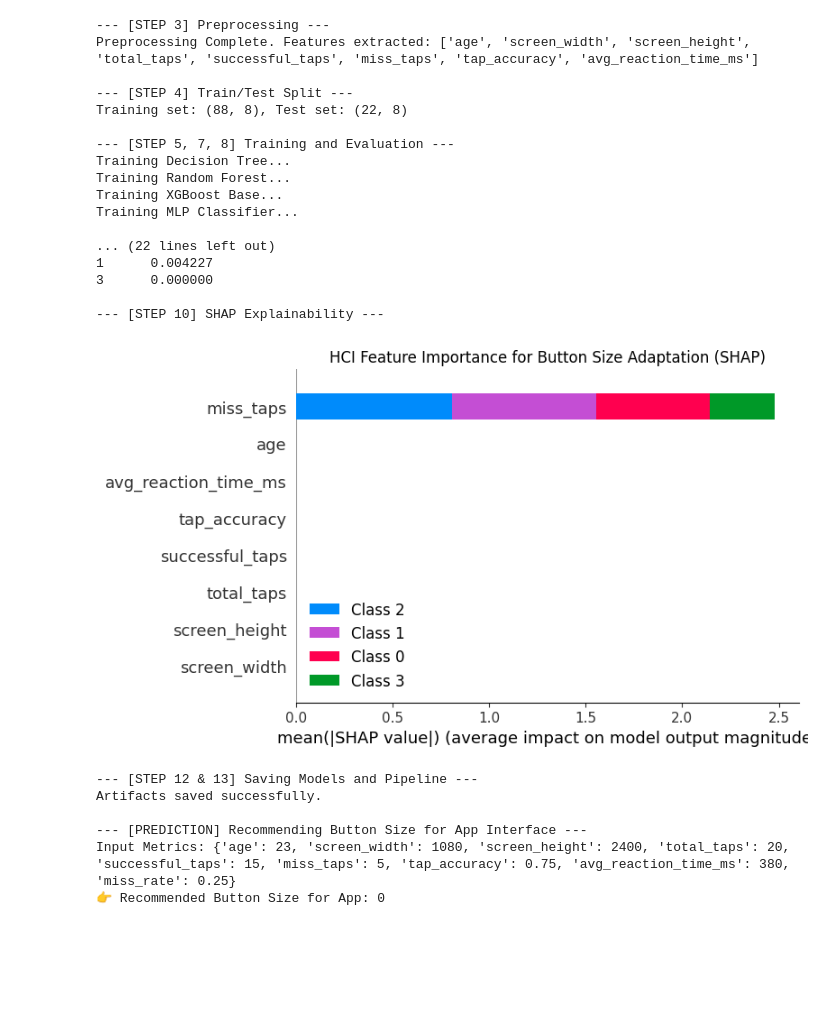
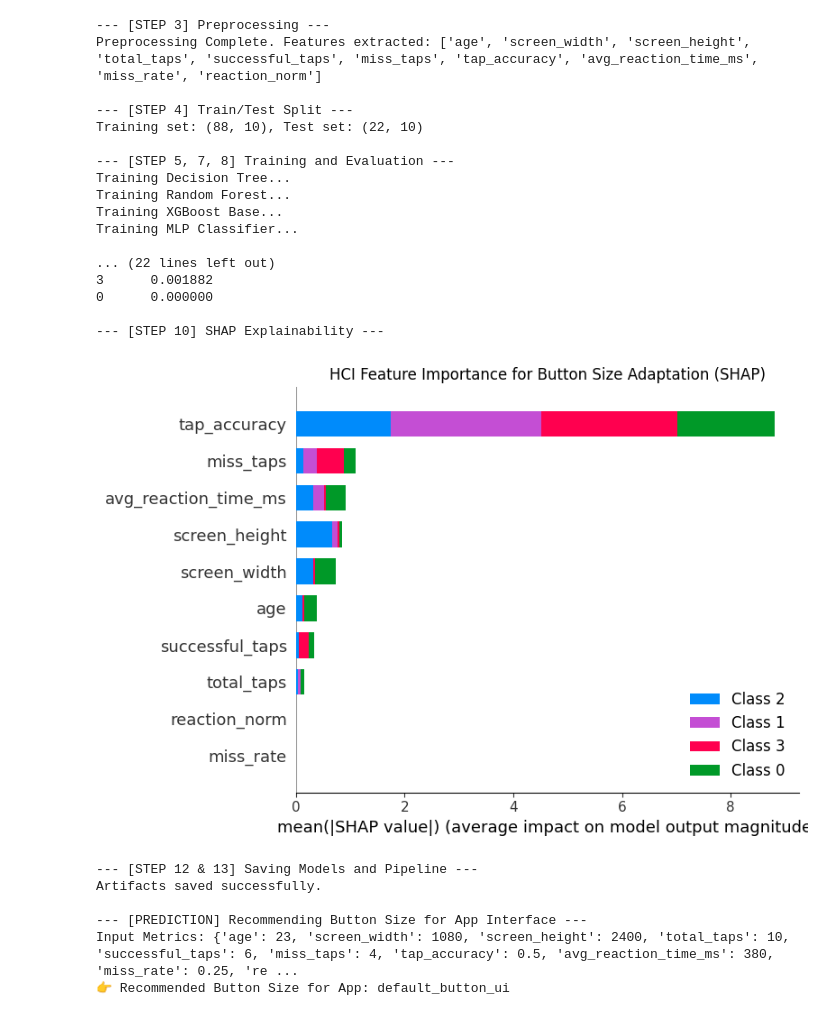
Before and after one commit to AdaptiveUIReseach/new_data, a Jupyter notebook: train_aui_model.ipynb, the cells around one changed output. Drawn from its saved outputs; the diff is of its cells as text; code cells hidden in the pictures; blank space fills up the shorter version.

Commit message:
Initial commit: Adaptive UI raw data pipeline, unified dataset and docs

```diff
--- a/train_aui_model.ipynb
+++ b/train_aui_model.ipynb
@@ -41,7 +41,7 @@ class AUI_ButtonSize_Pipeline:
     # STEP 1 & 2: Load Data and EDA
     # ==========================================
     def load_and_eda(self):
-        """Loads dataset and performs comprehensive Exploratory Data Analysis."""
+        """Loads updated dataset and performs comprehensive Exploratory Data Analysis."""
         print("--- [STEP 1 & 2] Loading Data and Performing EDA ---")
         if self.csv_path:
             raw_df = pd.read_csv(self.csv_path)
@@ -59,12 +59,6 @@ class AUI_ButtonSize_Pipeline:
         # Remove invalid ages if age exists
         if 'age' in df_clean.columns:
             df_clean = df_clean[df_clean['age'] <= 100]
-
-        # Drop identifiers and experimental stage columns (not present in live app)
-        drop_cols = ['user_id', 'session_id', 'stage', 'IFI']
-        for col in drop_cols:
-            if col in df_clean.columns:
-                df_clean = df_clean.drop(col, axis=1)
 
         self.df = df_clean
 
@@ -92,11 +86,31 @@ class AUI_ButtonSize_Pipeline:
         numeric_cols = df_clean.select_dtypes(include=[np.number]).columns
         df_clean[numeric_cols] = df_clean[numeric_cols].fillna(df_clean[numeric_cols].median())
 
+        # Target Encoding
         y = self.label_encoder.fit_transform(df_clean[self.target_col])
-        X = df_clean.drop(self.target_col, axis=1)
+
+        # Feature Selection (Dropping target and non-feature columns)
+        drop_cols = [
+            self.target_col,
+            "user_id",
+            "session_id",
+            "stage",
+            "overall_score",
+            "IFI"
+        ]
+
+        # Keep only columns that actually exist in the dataframe
+        drop_cols = [c for c in drop_cols if c in df_clean.columns]
+        X = df_clean.drop(columns=drop_cols)
+
+        # Feature List
         self.features = X.columns.tolist()
 
-        X_scaled = pd.DataFrame(self.scaler.fit_transform(X), columns=self.features)
+        # Feature Scaling
+        X_scaled = pd.DataFrame(
+            self.scaler.fit_transform(X),
+            columns=self.features
+        )
 
         print("Preprocessing Complete. Features extracted:", self.features)
         return X_scaled, y
@@ -266,8 +280,8 @@ class AUI_ButtonSize_Pipeline:
 # EXECUTION BLOCK
 # ==========================================
 if __name__ == "__main__":
-    # আপনার নতুন ডেটাসেটের ফাইল নাম
-    pipeline = AUI_ButtonSize_Pipeline(csv_path="final_processed_dataset.csv")
+    # নতুন ডেটাসেট ফাইলের নাম
+    pipeline = AUI_ButtonSize_Pipeline(csv_path="adaptive_button_dataset_final.csv")
 
     pipeline.load_and_eda()
     X, y = pipeline.preprocess_data()
@@ -285,17 +299,19 @@ if __name__ == "__main__":
         pipeline.explain_model(X_train)
         pipeline.export_pipeline()
 
-        # ফ্লাটার বা অন্য ফ্রেমওয়ার্কে লাইভ টেস্ট করার জন্য এক্সাম্পল প্রেডিকশন
+        # ফ্লাটার বা অন্য ফ্রেমওয়ার্কে লাইভ টেস্ট করার জন্য এক্সাম্পল প্রেডিকশন
         pipeline.predict_button_size(
             age=23,
             screen_width=1080,
             screen_height=2400,
-            total_taps=20,
-            successful_taps=15,
-            miss_taps=5,
-            tap_accuracy=0.75,
+            total_taps=10,
+            successful_taps=6,
+            miss_taps=4,
+            tap_accuracy=0.50,
             avg_reaction_time_ms=380,
-            miss_rate=0.25
+            miss_rate=0.25,
+            reaction_norm=0.8,
+            overall_score=0.5
         )
 # %% [output]
 --- [STEP 1 & 2] Loading Data and Performing EDA ---
@@ -322,24 +335,24 @@ Name: proportion, dtype: float64
 --- [STEP 3] Preprocessing ---
-Preprocessing Complete. Features extracted: ['age', 'screen_width', 'screen_height', 'total_taps', 'successful_taps', 'miss_taps', 'tap_accuracy', 'avg_reaction_time_ms']
+Preprocessing Complete. Features extracted: ['age', 'screen_width', 'screen_height', 'total_taps', 'successful_taps', 'miss_taps', 'tap_accuracy', 'avg_reaction_time_ms', 'miss_rate', 'reaction_norm']
 
 --- [STEP 4] Train/Test Split ---
-Training set: (88, 8), Test set: (22, 8)
+Training set: (88, 10), Test set: (22, 10)
 
 --- [STEP 5, 7, 8] Training and Evaluation ---
 Training Decision Tree...
 Training Random Forest...
 Training XGBoost Base...
 Training MLP Classifier...
 
 ... (22 lines left out)
-1      0.004227
-3      0.000000
+3      0.001882
+0      0.000000
 
 --- [STEP 10] SHAP Explainability ---
-[figure, old version]
+[figure, new version]
 --- [STEP 12 & 13] Saving Models and Pipeline ---
 Artifacts saved successfully.
 
 --- [PREDICTION] Recommending Button Size for App Interface ---
-Input Metrics: {'age': 23, 'screen_width': 1080, 'screen_height': 2400, 'total_taps': 20, 'successful_taps': 15, 'miss_taps': 5, 'tap_accuracy': 0.75, 'avg_reaction_time_ms': 380, 'miss_rate': 0.25}
-👉 Recommended Button Size for App: 0
+Input Metrics: {'age': 23, 'screen_width': 1080, 'screen_height': 2400, 'total_taps': 10, 'successful_taps': 6, 'miss_taps': 4, 'tap_accuracy': 0.5, 'avg_reaction_time_ms': 380, 'miss_rate': 0.25, 're ...
+👉 Recommended Button Size for App: default_button_ui
```
Also changed, not shown: parts of 13 cells of this notebook, 18 other files.
